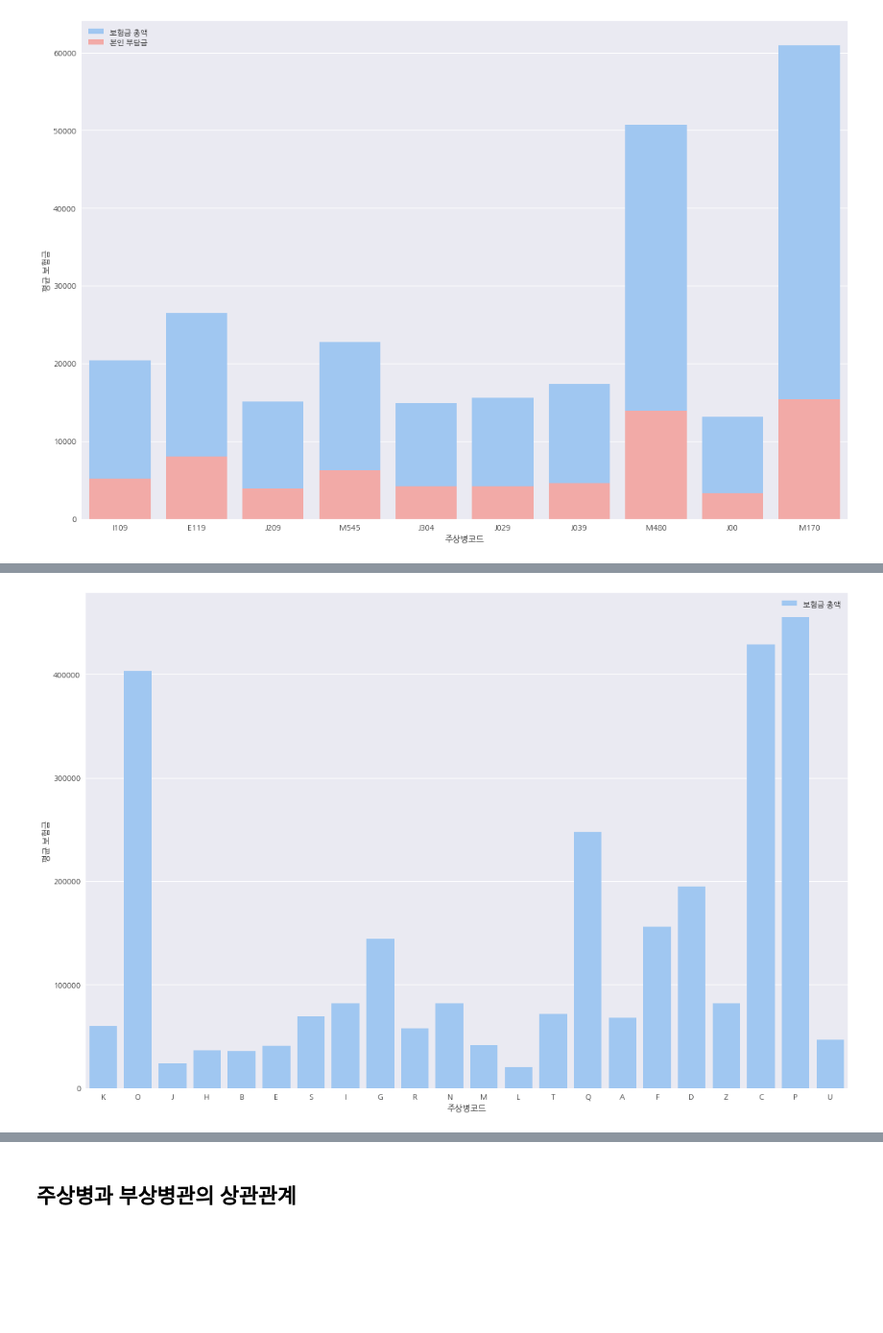
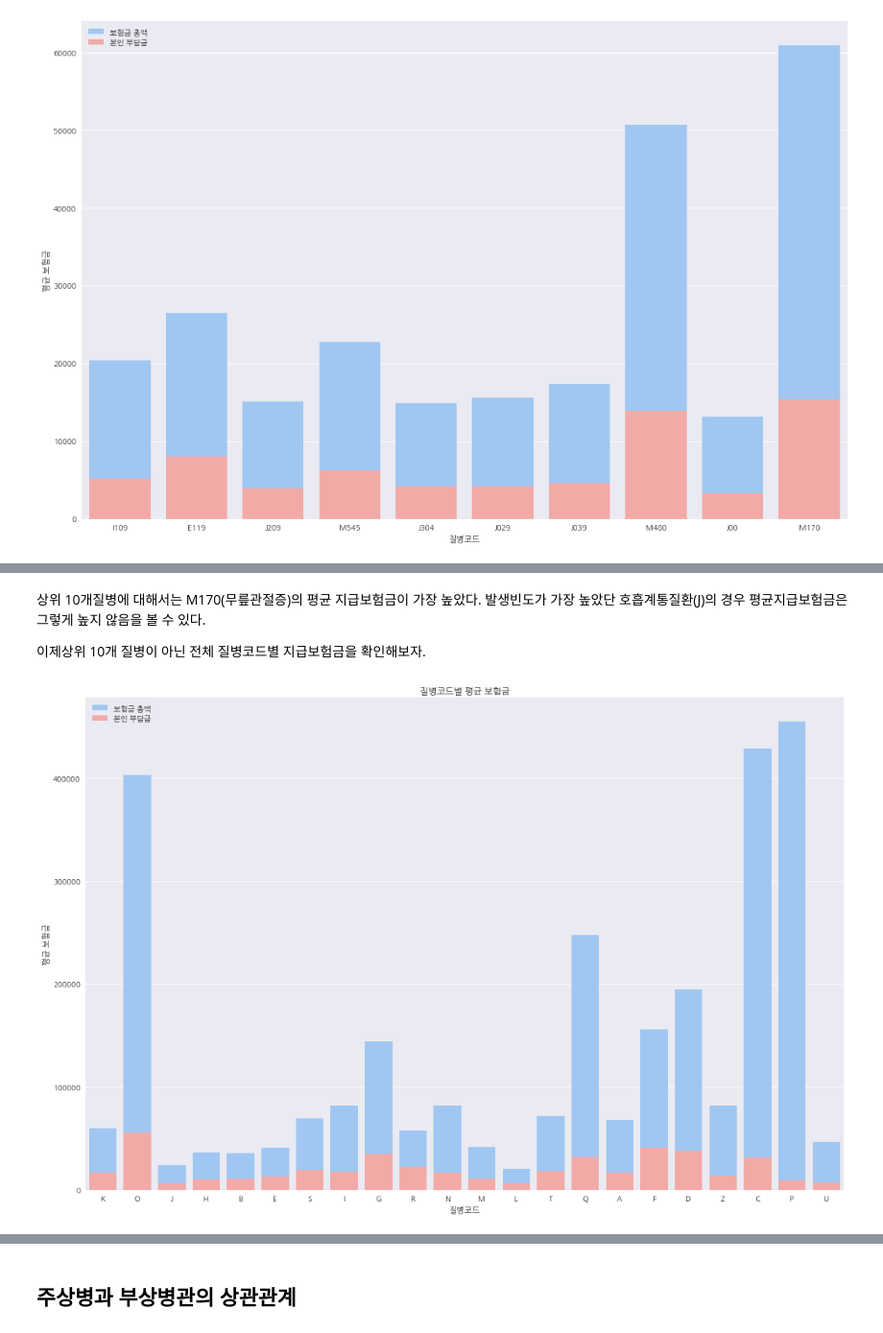
Before and after one commit to yolo0220/National_Health_Insurance_Sharing_Service_Project, a Jupyter notebook: Exploratory_Data_Analysis.ipynb, the cells around one changed output, grey strips where cells are left out. Shown at 96% size. Saved outputs shown, nothing was run; the diff lists cells and outputs as text; code cells hidden in the pictures; blank space fills up the shorter version.

```diff
--- a/Exploratory_Data_Analysis.ipynb
+++ b/Exploratory_Data_Analysis.ipynb
@@ -376,12 +408,19 @@ plt.show()
+# %% [markdown]
+상위 10개질병에 대해서는 M170(무릎관절증)의 평균 지급보험금이 가장 높았다. 발생빈도가 가장 높았단 호흡계통질환(J)의 경우 평균지급보험금은 그렇게 높지 않음을 볼 수 있다.
+
+이제상위 10개 질병이 아닌 전체 질병코드별 지급보험금을 확인해보자.
 # %%
-# MAIN_SICK / Insured CLAIM
+#질병코드별 평균보험금
 plt.figure(figsize=(18,12))
 sns.set_color_codes("pastel")
 sns.barplot(x="MAIN_SICK_CODE", y="EDEC_TRAMT", data=t20,
-            label="보험금 총액", color="b", ci=None)
+            label=u"보험금 총액", color="b", ci=None)
+sns.barplot(x="MAIN_SICK_CODE", y="EDEC_SBRDN_AMT", data=t20,
+            label=u"본인 부담금", color="r", ci=None)
 plt.legend()
-plt.xlabel("주상병코드")
-plt.ylabel("평균 보험금")
+plt.title(u"질병코드별 평균 보험금")
+plt.xlabel(u"질병코드")
+plt.ylabel(u"평균 보험금")
 plt.show()
 # %% [output]
-[figure, old version]
+[figure, new version]
```
Also changed, not shown: parts of 40 cells of this notebook.
